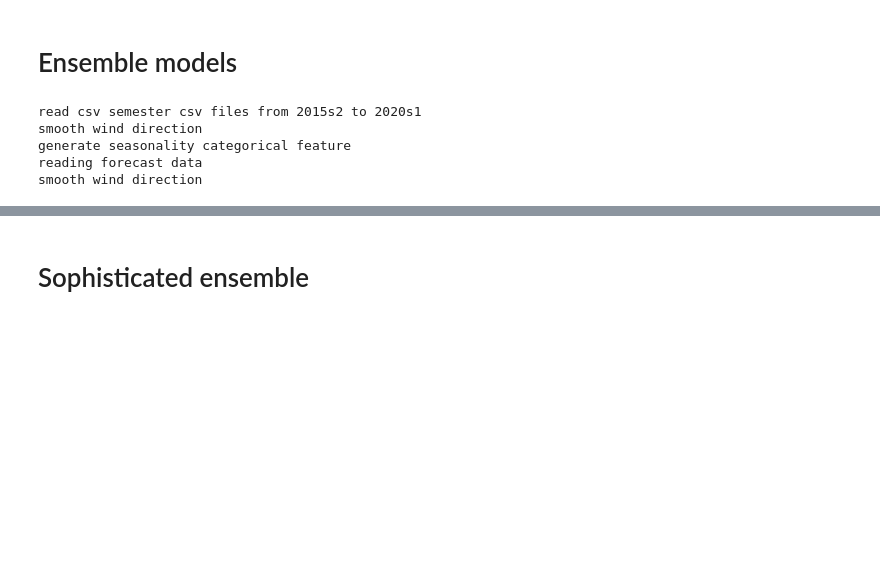
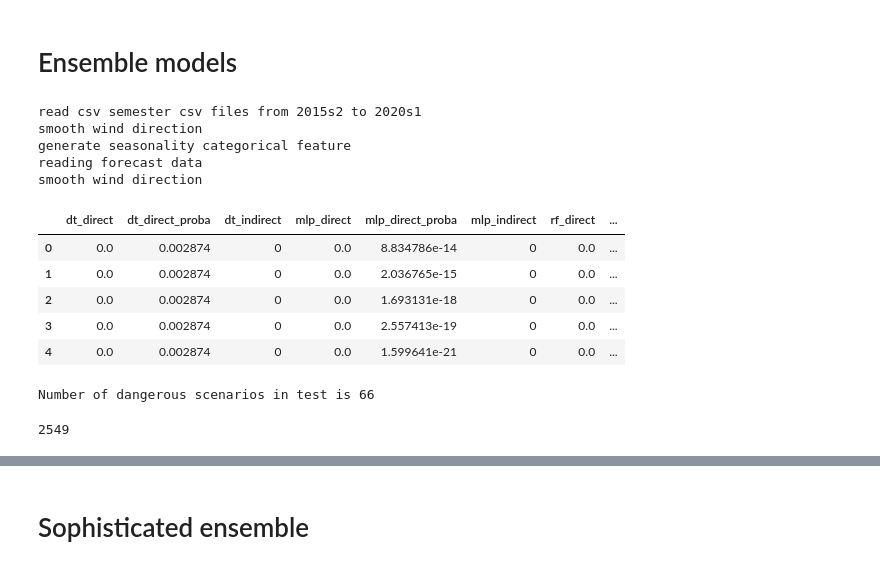
Before and after one commit to leobix/safi, a Jupyter notebook: Ensemble_models.ipynb, the cells around one changed output, grey strips where cells are left out. Drawn from its saved outputs; the diff is of its cells as text; code cells hidden in the pictures; blank space fills up the shorter version.

```diff
--- a/Ensemble_models.ipynb
+++ b/Ensemble_models.ipynb
@@ -81,3 +85,56 @@ smooth wind direction
 generate seasonality categorical feature
 reading forecast data
 smooth wind direction
+# %%
+user = 'czeng12'
+path = '/home/gridsan/'+ user +'/safi/results/trained_models/'
+
+
+X_ens = pd.DataFrame({})
+
+#load models for 1 hour prediction for dangerous
+hr = 1
+name_list = ['dt','mlp','rf','xgb']
+
+#direct
+for name in name_list:
+    model = pickle.load(open(path+str(name)+'_dangerous_'+str(hr)+'.pkl', 'rb'))
+
+    # direct
+    X_ens[str(name)+'_direct'] = model.predict(X_test)
+    X_ens[str(name)+'_direct_proba'] = model.predict_proba(X_test)[:,1]
+
+    # indirect
+    model_speed = pickle.load(open(path+str(name)+'_speed_'+str(hr)+'.pkl', 'rb'))
+    model_cos = pickle.load(open(path+str(name)+'_cos_wind_dir_'+str(hr)+'.pkl', 'rb'))
+    model_sin = pickle.load(open(path+str(name)+'_sin_wind_dir_'+str(hr)+'.pkl', 'rb'))
+
+    speed = model_speed.predict(X_test)
+    cos = model_cos.predict(X_test)
+    sin = model_sin.predict(X_test)
+
+    X_ens[str(name)+'_indirect'] = get_all_dangerous_scenarios(speed, cos, sin)
+
+
+
+#add numtech
+X_ens['numtech'] = y_test_baseline_dangerous_scenarios
+# %%
+X_ens.head()
+# %% [output]
+|  | dt_direct | dt_direct_proba | dt_indirect | mlp_direct | mlp_direct_proba | mlp_indirect | rf_direct | ... |
+| 0 | 0.0 | 0.002874 | 0 | 0.0 | 8.834786e-14 | 0 | 0.0 | ... |
+| 1 | 0.0 | 0.002874 | 0 | 0.0 | 2.036765e-15 | 0 | 0.0 | ... |
+| 2 | 0.0 | 0.002874 | 0 | 0.0 | 1.693131e-18 | 0 | 0.0 | ... |
+| 3 | 0.0 | 0.002874 | 0 | 0.0 | 2.557413e-19 | 0 | 0.0 | ... |
+| 4 | 0.0 | 0.002874 | 0 | 0.0 | 1.599641e-21 | 0 | 0.0 | ... |
+# %%
+#train and test on testing data
+X_t, X_te, y_t, y_te = train_test_split(X_ens, y_test_dangerous, test_size = 0.3, shuffle = True, random_state = 6)
+print("Number of dangerous scenarios in test is", np.sum(y_te))
+# %% [output]
+Number of dangerous scenarios in test is 66
+# %%
+len(X_te)
+# %% [output]
+2549
```
Also changed, not shown: parts of 8 cells of this notebook.
